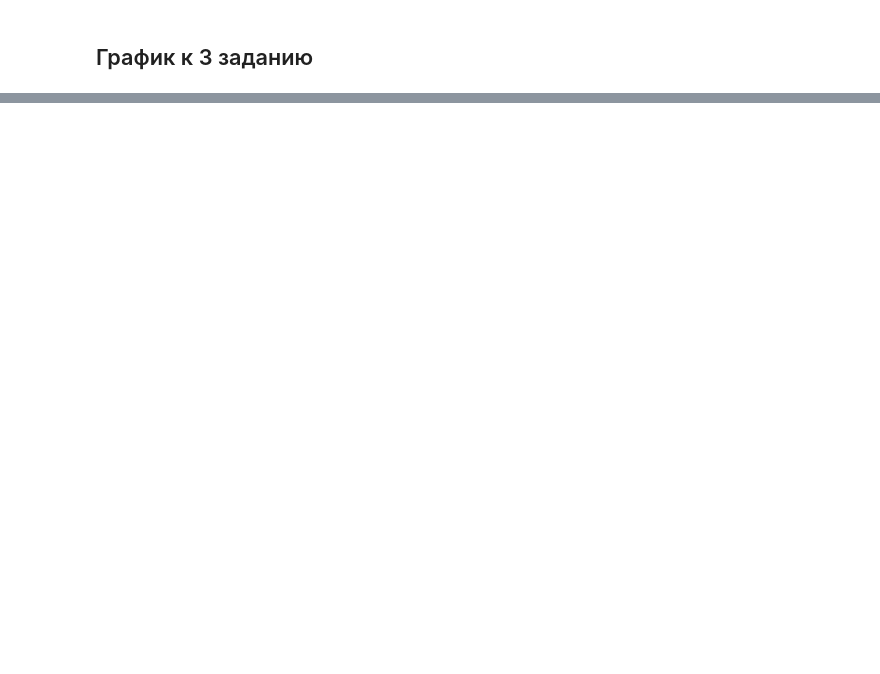
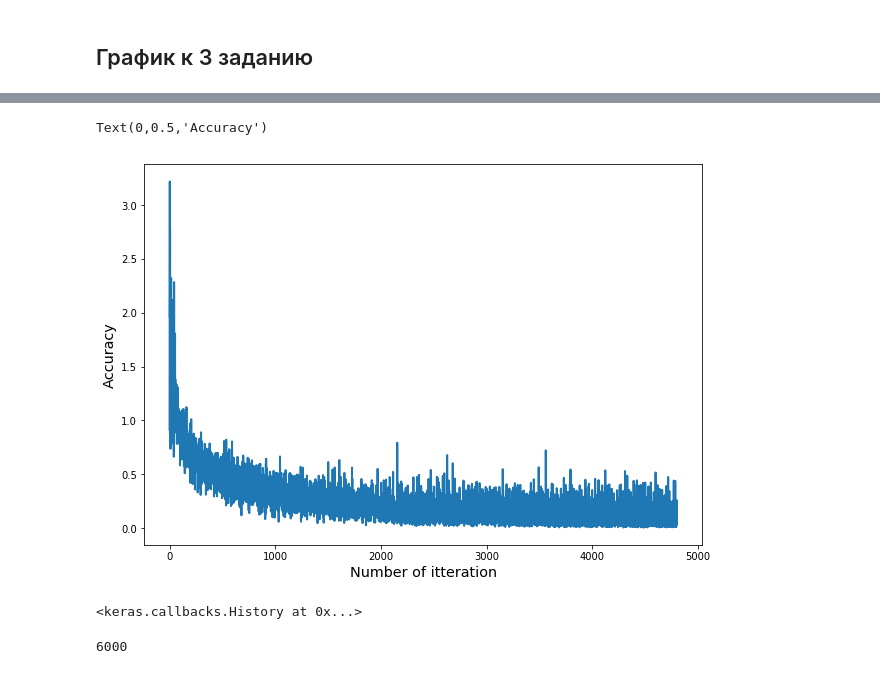
Before and after one commit to Intelligent-Systems-Phystech/StartCode, a Jupyter notebook: Ryabinina2018ProblemIris/IrisClassification.ipynb, the cells around one changed output, grey strips where cells are left out. Saved outputs shown, nothing was run; the diff lists cells and outputs as text; code cells hidden in the pictures; blank space fills up the shorter version.

```diff
--- a/Ryabinina2018ProblemIris/IrisClassification.ipynb
+++ b/Ryabinina2018ProblemIris/IrisClassification.ipynb
@@ -88,0 +89,23 @@ plt.savefig(fname="IrisClassifCvScore",format="png")
+# %%
+from keras.callbacks import Callback
+
+class LossHistory(Callback):
+    def on_train_begin(self, logs={}):
+        self.losses = []
+
+    def on_batch_end(self, batch, logs={}):
+        self.losses.append(logs.get('loss'))
+history = LossHistory()
+
+callbacks_list = [history]
+
+def baseline_model():
+        model = Sequential()
+        model.add(Dense(8, input_dim=4, activation='relu'))
+        model.add(Dense(3, activation='softmax'))
+        model.compile(loss='categorical_crossentropy', optimizer='adam', metrics=['accuracy'])
+        return model
+
+estimator = KerasClassifier(build_fn=baseline_model, epochs=200, batch_size=5, verbose=0)
+kfold = KFold(n_splits=5, shuffle=True, random_state=42)
+res = cross_val_score(estimator, X, dummy_y, cv=kfold, fit_params={'callbacks': callbacks_list})
@@ -88,0 +132,23 @@ plt.savefig(fname="IrisClassifCvScore",format="png")
+# %%
+import matplotlib.pyplot as plt
+x = range(0,4800)
+y =  history.losses
+plt.figure(figsize = (10,7))
+plt.plot(x, y, linewidth=2)
+
+plt.xlabel("Number of itteration", {"fontsize":"x-large"})
+plt.ylabel("Accuracy", {"fontsize":"x-large"})
+# %% [output]
+Text(0,0.5,'Accuracy')
+[figure, added]
+# %%
+history_2 = LossHistory()
+
+model = baseline_model()
+model.fit(X, dummy_y,epochs=200, batch_size=5, verbose=0, callbacks=[history_2])
+# %% [output]
+<keras.callbacks.History at 0x...>
+# %%
+len(history_2.losses)
+# %% [output]
+6000
```
Also changed, not shown: parts of 14 cells of this notebook, 1 other file.
